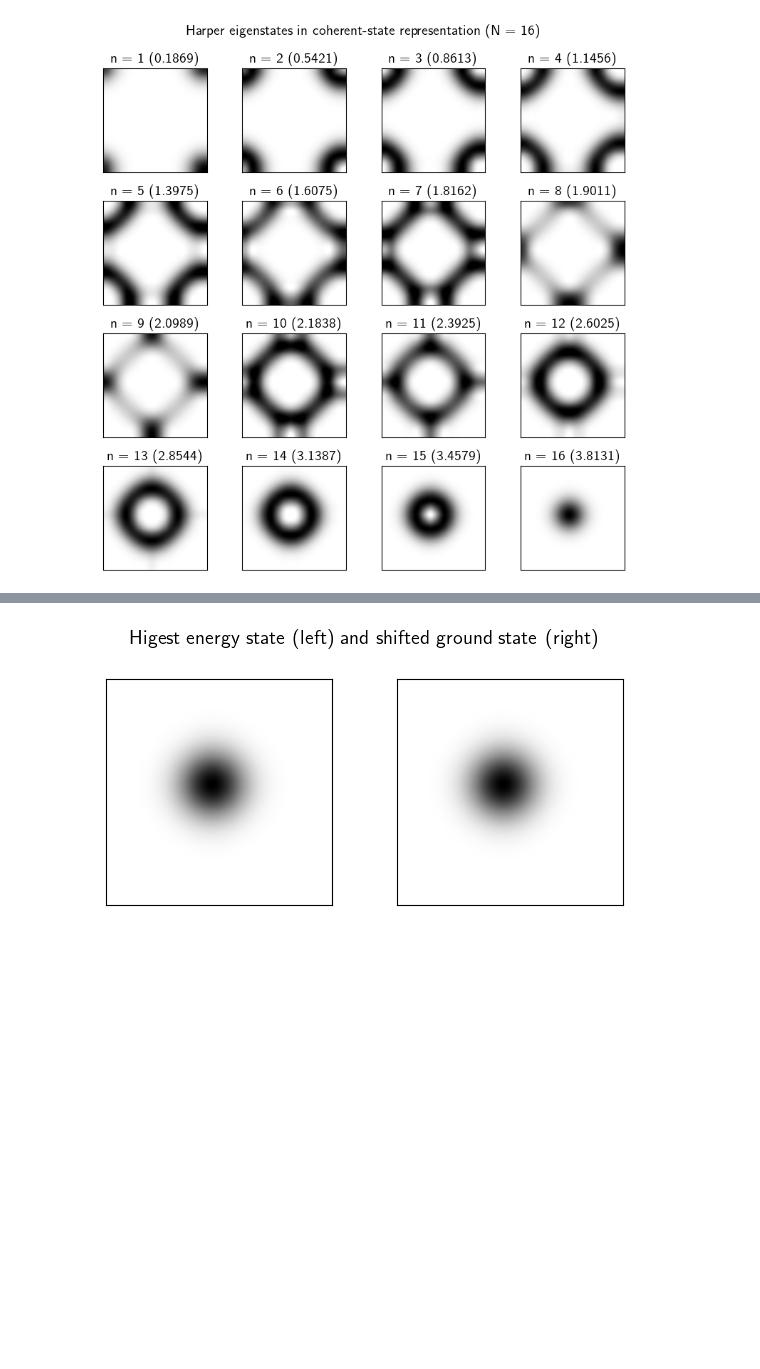
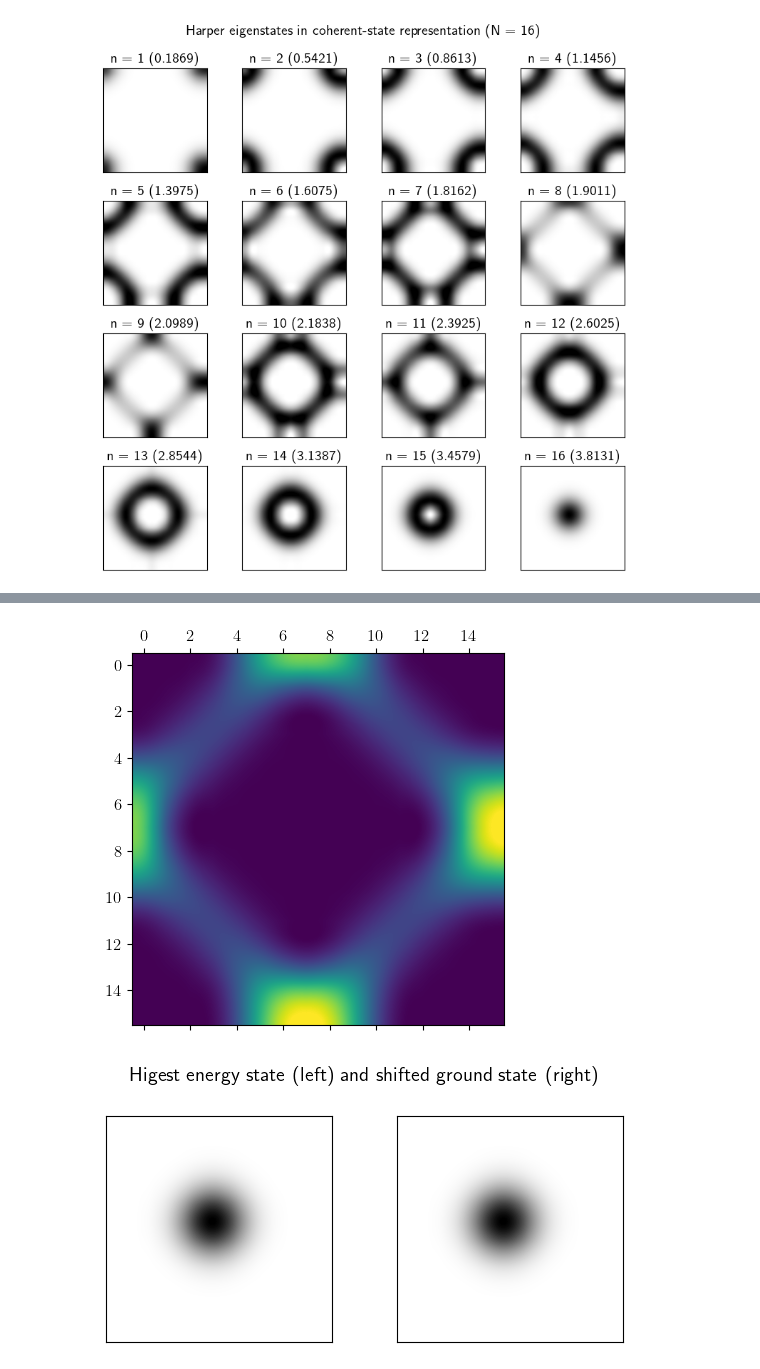
Before and after one commit to IBArbitrary/qbm, a Jupyter notebook: qbm-nb.ipynb, the cells around one changed output, grey strips where cells are left out. Saved outputs shown, nothing was run; the diff lists cells and outputs as text; code cells hidden in the pictures; blank space fills up the shorter version.

```diff
--- a/qbm-nb.ipynb
+++ b/qbm-nb.ipynb
@@ -112,0 +349,5 @@ plot_harper_states(*hs, cmap='binary')
+# %%
+plt.matshow(s.move_hs(8, (8, 8), autocorr=True), interpolation='spline16')
+plt.show()
+# %% [output]
+[figure, added]
```
Also changed, not shown: parts of 36 cells of this notebook, 2 other files.
